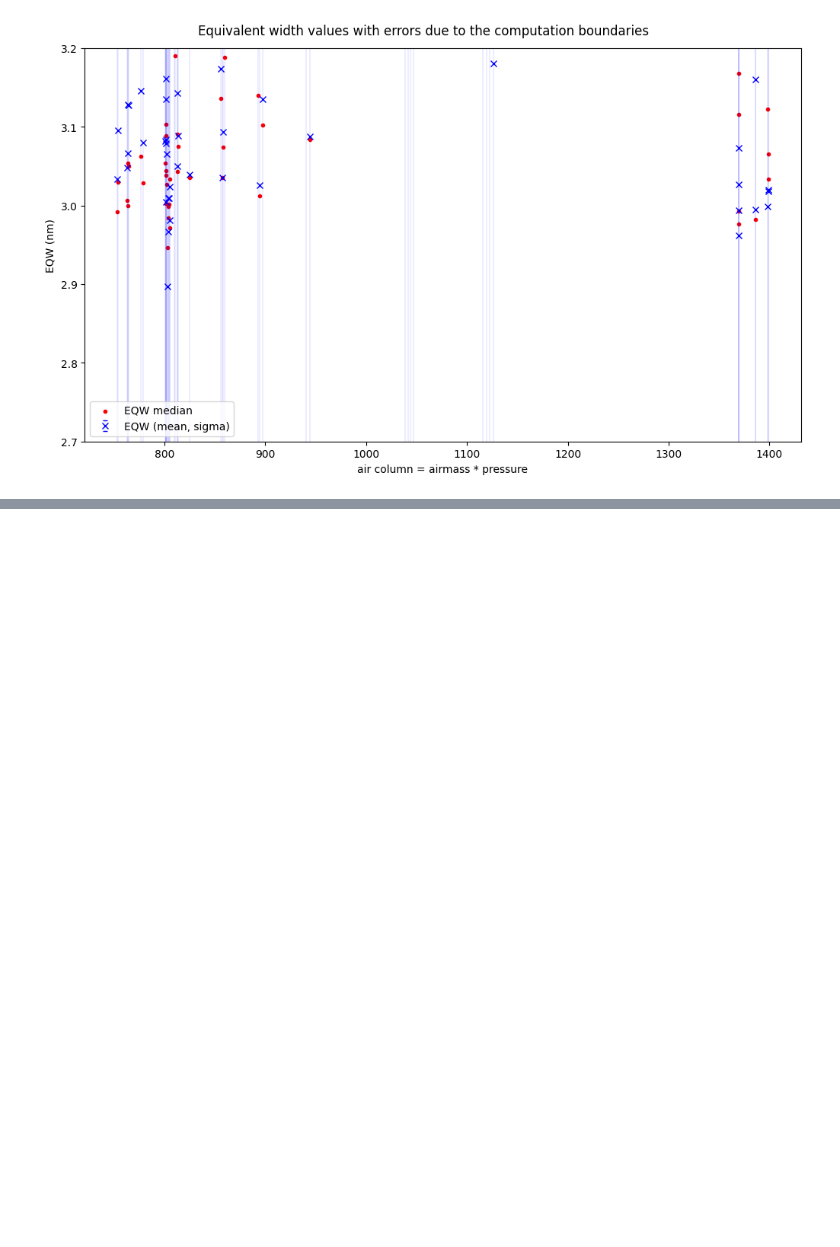
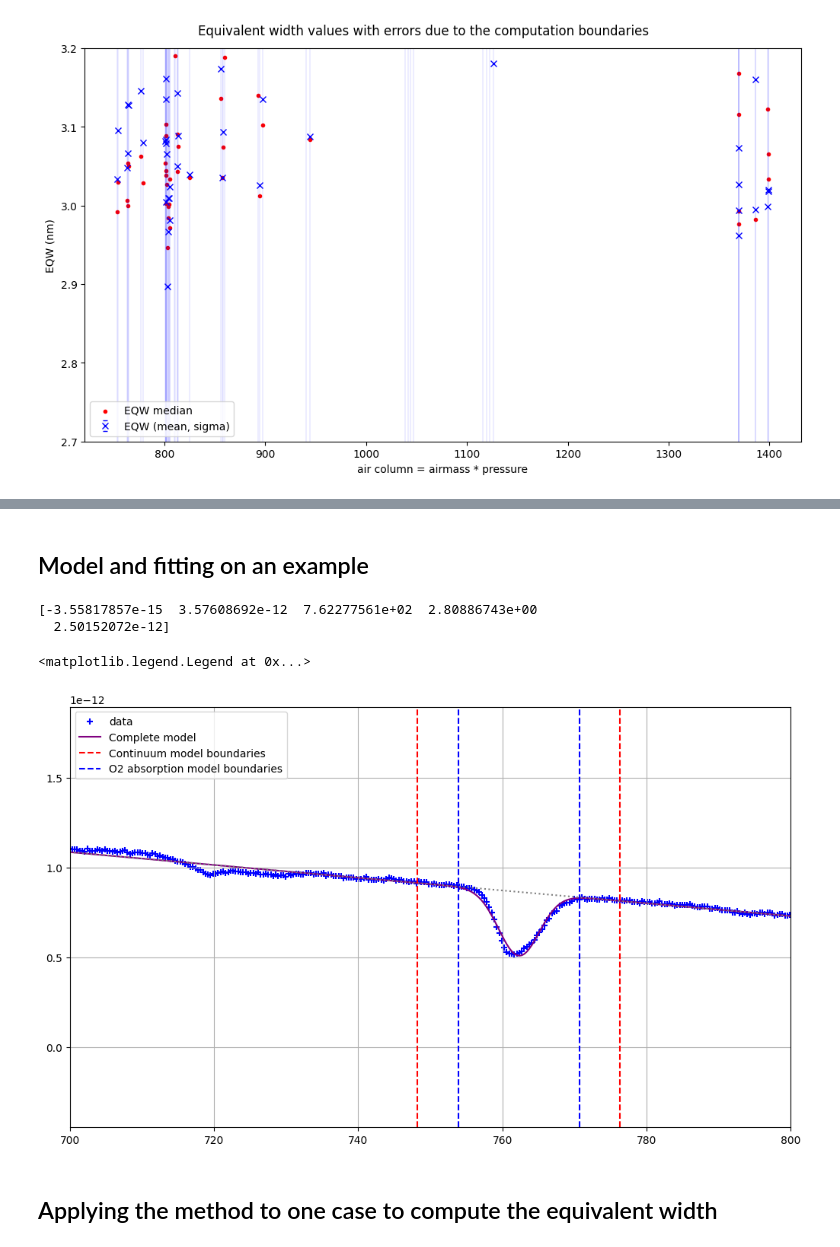
Before and after one commit to mrmonroy/AuxTel_eqw, a Jupyter notebook: O2_EQW/calculate_o2_eqw.ipynb, the cells around one changed output, grey strips where cells are left out. Drawn from its saved outputs; the diff is of its cells as text; code cells hidden in the pictures; blank space fills up the shorter version.

Commit message:
Attempt at fixing the O2 absorption band boundaries

```diff
--- a/O2_EQW/calculate_o2_eqw.ipynb
+++ b/O2_EQW/calculate_o2_eqw.ipynb
@@ -489,0 +496,7 @@ Text(0.5, 0.98, 'Equivalent width values with errors due to the computation boun
+# %% [markdown]
+## Model and fitting on an example
+# %%
+from scipy.stats import norm
+def fun_fit(x, a, b, mu, sigma, k):
+    o2abs = norm(loc=mu, scale=sigma)
+    return (a*x + b)-k*o2abs.pdf(x)
@@ -489,0 +531,32 @@ Text(0.5, 0.98, 'Equivalent width values with errors due to the computation boun
+# %%
+abs_min, abs_max = 700, 800
+mask = (lambda_ref >= abs_min) * (lambda_ref <= abs_max)
+mod, cov = curve_fit(fun_fit, lambda_ref[mask], flux_ref[mask], p0=[1., 0.0, 762., 0.5, 1.0])
+print(mod)
+
+def spec_mod(x):
+    return fun_fit(x, mod[0], mod[1], mod[2], mod[3], mod[4])
+
+o2_band_centre = mod[2]
+min_lin, max_lin = o2_band_centre - 3*mod[3], o2_band_centre + 3*mod[3]
+min_cont, max_cont = o2_band_centre - 5*mod[3], o2_band_centre + 5*mod[3]
+# %% [output]
+[-3.55817857e-15  3.57608692e-12  7.62277561e+02  2.80886743e+00
+  2.50152072e-12]
+# %%
+fig, ax = plt.subplots(1,1, figsize=(10,6), constrained_layout=True)
+ax.scatter(spec_dict_good[ref_obs]['all_lambdas'], spec_dict_good[ref_obs]['all_fluxes'], marker="+", color="b", label="data")
+ax.plot(spec_dict_good[ref_obs]['all_lambdas'], spec_mod(spec_dict_good[ref_obs]['all_lambdas']), ls="-", color="purple", label="Complete model")
+ax.plot(spec_dict_good[ref_obs]['all_lambdas'], mod[0]*spec_dict_good[ref_obs]['all_lambdas'] + mod[1], ls=":", color="grey")
+ax.set_xlim(abs_min, abs_max)
+ax.axvline(x=min_cont,color='r',ls='--', label="Continuum model boundaries")
+ax.axvline(x=max_cont,color='r',ls='--')
+ax.axvline(x=min_lin,color='b',ls='--', label="O2 absorption model boundaries")
+ax.axvline(x=max_lin,color='b',ls='--')
+ax.grid()
+ax.legend()
+# %% [output]
+<matplotlib.legend.Legend at 0x...>
+[figure, added]
+# %% [markdown]
+## Applying the method to one case to compute the equivalent width
```
Also changed, not shown: parts of 9 cells of this notebook.
